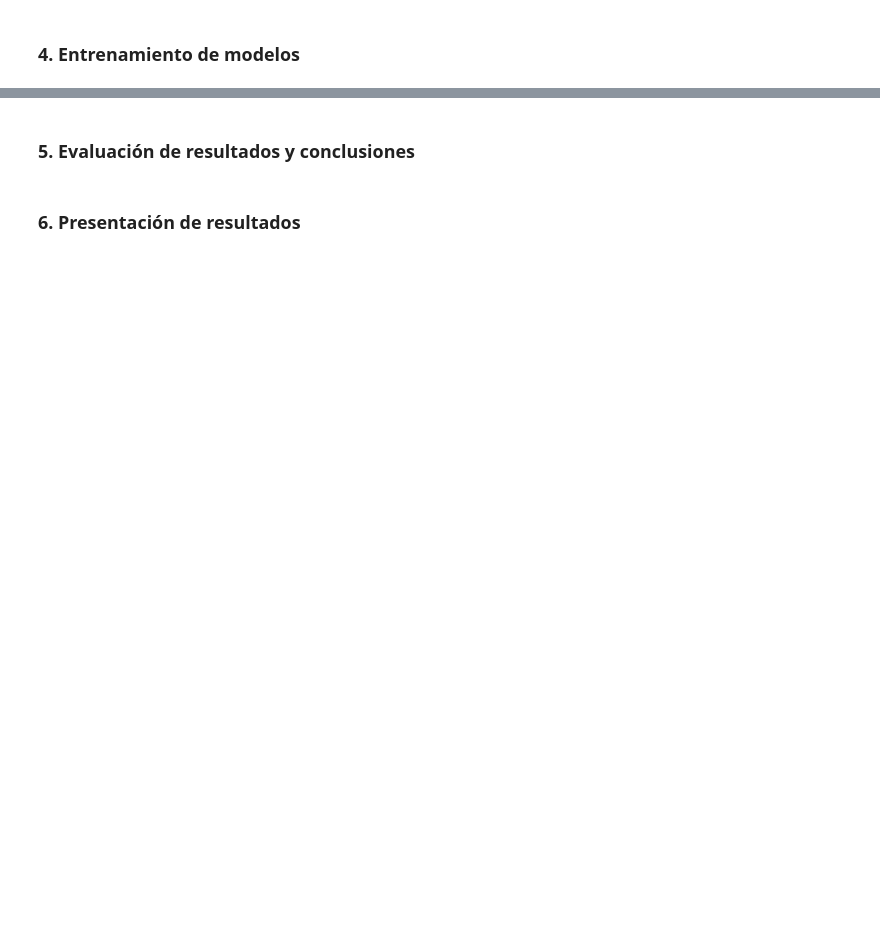
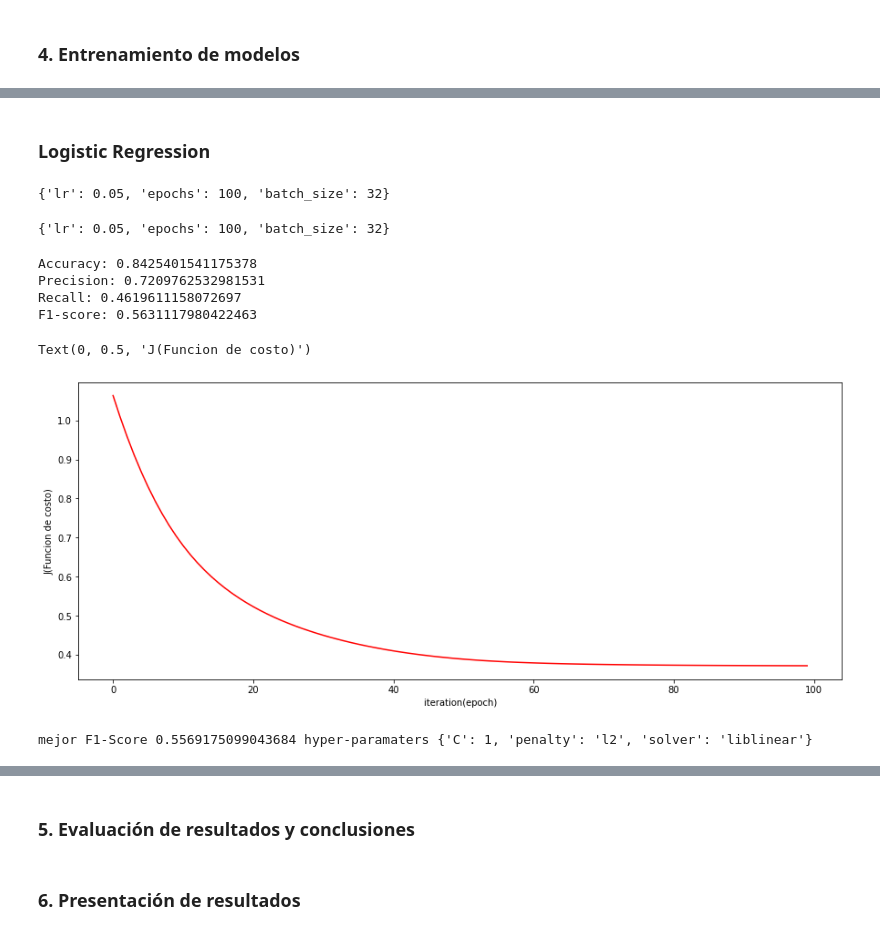
Before and after one commit to freddy120/ad_ceia, a Jupyter notebook: notebooks/tpintegrador/TP Integrador Análisis de datos.ipynb, the cells around one changed output, grey strips where cells are left out. Drawn from its saved outputs; the diff is of its cells as text; code cells hidden in the pictures; blank space fills up the shorter version.

```diff
--- a/notebooks/tpintegrador/TP Integrador Análisis de datos.ipynb
+++ b/notebooks/tpintegrador/TP Integrador Análisis de datos.ipynb
@@ -919,5 +910,5 @@ nos quedamos con las siguientes variables
 # %%
-X_train = X_train_df[['Location_le', 'Date_month', 'WindDir9am_sin', 'WindDir9am_cos', 'WindGustSpeed', 'Humidity3pm', 'Temp3pm', 'Pressure9am', 'Rainfall']]
+X_train = X_train_df[['Date_month', 'WindDir9am_sin', 'WindDir9am_cos', 'WindGustSpeed', 'Humidity3pm', 'Temp3pm', 'Pressure9am', 'Rainfall']]
 y_train = y_train_df
 # %% [markdown]
 ### 4. Entrenamiento de modelos
@@ -923,0 +960,6 @@ y_train = y_train_df
+# %% [markdown]
+### Logistic Regression
+# %%
+#scaler
+scaler = StandardScaler()
+X_train_scaled = scaler.fit_transform(X_train.values)
@@ -923,0 +1122,39 @@ y_train = y_train_df
+# %%
+# seleccion de hiperparametros con clases propias
+param_grid = {'lr': [0.01, 0.05], 'epochs': [100], 'batch_size': [32, 64]}
+grid = ParameterGrid(param_grid)
+
+kfolds_list = np.zeros(len(list(grid)))
+for i, params in enumerate(grid):
+    kfolds_list[i] = k_folds(X_train.values, y_train.values, params['lr'], params['batch_size'], params['epochs'])
+
+best_params = grid[np.argmax(kfolds_list)]
+best_params
+# %% [output]
+{'lr': 0.05, 'epochs': 100, 'batch_size': 32}
+# %%
+# best parameter
+print({'lr': 0.05, 'epochs': 100, 'batch_size': 32})
+# %% [output]
+{'lr': 0.05, 'epochs': 100, 'batch_size': 32}
+# %%
+log_reg = LogisticRegressionNumpy()
+X_train_1, X_val_1, y_train_1, y_val_1 = train_test_split(X_train.values, y_train.values, test_size=0.2)
+X_train_scaled = scaler.transform(X_train_1)
+X_val_scaled = scaler.transform(X_val_1)
+
+h, w = log_reg.fit(X=X_train_scaled, y=y_train_1.reshape(-1, 1), lr=0.05, epochs=100, b=32, gradient='MINI')
+y_val_predict = log_reg.predict(X_val_scaled)
+
+metrics_list = [Accuracy(), Precision(), Recall()]
+metrics = [metric(y_val_1.ravel(), y_val_predict.ravel()) for metric in metrics_list]
+F1 = 2 * (metrics[1] * metrics[2]) / (metrics[1] + metrics[2])
+print('Accuracy: {}'.format(metrics[0]))
+print('Precision: {}'.format(metrics[1]))
+print('Recall: {}'.format(metrics[2]))
+print('F1-score: {}'.format(F1))
+# %% [output]
+Accuracy: 0.8425401541175378
+Precision: 0.7209762532981531
+Recall: 0.4619611158072697
+F1-score: 0.5631117980422463
@@ -923,0 +1163,21 @@ y_train = y_train_df
+# %%
+fig, axes = plt.subplots(1,1, figsize=(15,6))
+axes.plot(range(len(h)), h, 'r')
+axes.set_xlabel("iteration(epoch)")
+axes.set_ylabel("J(Funcion de costo)")
+# %% [output]
+Text(0, 0.5, 'J(Funcion de costo)')
+[figure, added]
+# %%
+
+grid={"C":[0.01,0.1,1, 10], "penalty":["l2"], 'solver':['liblinear', 'sag', 'saga']}# l1 lasso l2 ridge
+logreg = LogisticRegression()
+logreg_cv = GridSearchCV(logreg, grid, cv=5, scoring='f1')
+
+X_train_scaled = scaler.transform(X_train.values)
+
+logreg_cv.fit(X_train_scaled, y_train.values.ravel())
+
+print('mejor F1-Score {} hyper-paramaters {}'.format(logreg_cv.best_score_, logreg_cv.best_params_))
+# %% [output]
+mejor F1-Score 0.5569175099043684 hyper-paramaters {'C': 1, 'penalty': 'l2', 'solver': 'liblinear'}
```
Also changed, not shown: parts of 52 cells of this notebook, 3 other files.
